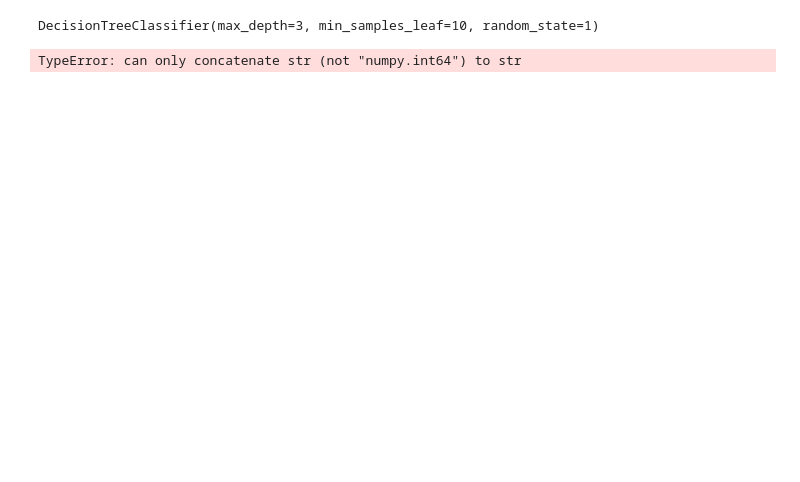
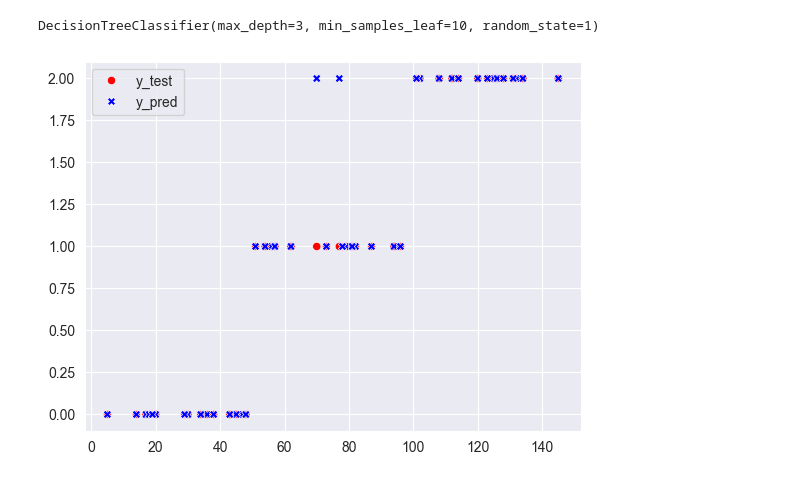
Before and after one commit to Ta3ikNSU/MLL, a Jupyter notebook: 1.Decision Tree.ipynb, the cells around one changed output. Drawn from its saved outputs; the diff is of its cells as text; code cells hidden in the pictures.

```diff
--- a/1.Decision Tree.ipynb
+++ b/1.Decision Tree.ipynb
@@ -110,11 +74,7 @@ Passing `palette` without assigning `hue` is deprecated and will be removed in v
 # %%
-transform = df
-le_sex = LabelEncoder()
-le_BP = LabelEncoder()
-le_cholesterol = LabelEncoder()
-transform['Sex'] = le_sex.fit_transform(transform['Sex'])
-transform['BP'] = le_BP.fit_transform(transform['BP'])
-transform['Cholesterol'] = le_cholesterol.fit_transform(transform['Cholesterol'])
-transform['Drug'] = le_cholesterol.fit_transform(transform['Drug'])
-transform.head()
+q1 = df['sepal width (cm)'].quantile(0.25)
+q3 = df['sepal width (cm)'].quantile(0.75)
+iqr = q3 - q1
+df = df[(df['sepal width (cm)'] >= q1-1.5*iqr) & (df['sepal width (cm)'] <= q3+1.5*iqr)]
+df.shape
 # %% [output]
@@ -127,12 +82,7 @@ transform.head()
 # %%
-X = df.iloc[:, :-1]
-y = df.iloc[:, -1]
-le_sex = LabelEncoder()
-le_BP = LabelEncoder()
-le_cholesterol = LabelEncoder()
-X['Sex'] = le_sex.fit_transform(X['Sex'])
-X['BP'] = le_BP.fit_transform(X['BP'])
-X['Cholesterol'] = le_cholesterol.fit_transform(X['Cholesterol'])
-X['Cholesterol'] = le_cholesterol.fit_transform(X['Cholesterol'])
-X.info()
+q1 = df['sepal width (cm)'].quantile(0.25)
+q3 = df['sepal width (cm)'].quantile(0.75)
+iqr = q3 - q1
+df = df[(df['sepal width (cm)'] >= q1-1.5*iqr) & (df['sepal width (cm)'] <= q3+1.5*iqr)]
+df.shape
 # %% [output]
@@ -151,3 +90,5 @@ memory usage: 7.9 KB
 # %%
-X_train, X_test, y_train, y_test = train_test_split(X, y, test_size=0.3, random_state=42)
+X = df.drop("Species",axis=1)
+y = df["Species"]
+X_train,X_test,y_train,y_test=train_test_split(X,y,test_size=0.3, random_state= 1)
 # %%
@@ -156,22 +97,21 @@ dt.fit(X, y)
 # %% [output]
 DecisionTreeClassifier(max_depth=3, min_samples_leaf=10, random_state=1)
 # %%
-from sklearn.tree import plot_tree
 
-unique_classes = np.unique(y_train)
-plt.figure(figsize=(20, 10))
-plot_tree(dt, class_names=unique_classes, filled=True)
-plt.show()
+dt = DecisionTreeClassifier(random_state=1)
+dt.fit(X_train, y_train)
+
+y_pred_train = dt.predict(X_train)
+y_pred = dt.predict(X_test)
+y_prob = dt.predict_proba(X_test)
-# %% [output]
-TypeError: can only concatenate str (not "numpy.int64") to str
-[figure, removed]
 # %%
-dt = DecisionTreeClassifier(random_state=1)
-dt.fit(X_train, y_train)
-
-y_pred_train = dt.predict(X_train)
-y_pred = dt.predict(X_test)
-y_prob = dt.predict_proba(X_test)
+sns.scatterplot(
+    data=DataFrame({'y_test': y_test, 'y_pred': y_pred}),
+    palette={'y_pred': 'blue', 'y_test': 'red'}
+)
+plt.show()
+# %% [output]
+[figure, added]
 # %%
 print('Accuracy of Decision Tree-Train: ', accuracy_score(y_pred_train, y_train))
 print('Accuracy of Decision Tree-Test: ', accuracy_score(y_pred, y_test))
```
Also changed, not shown: parts of 13 cells of this notebook.
